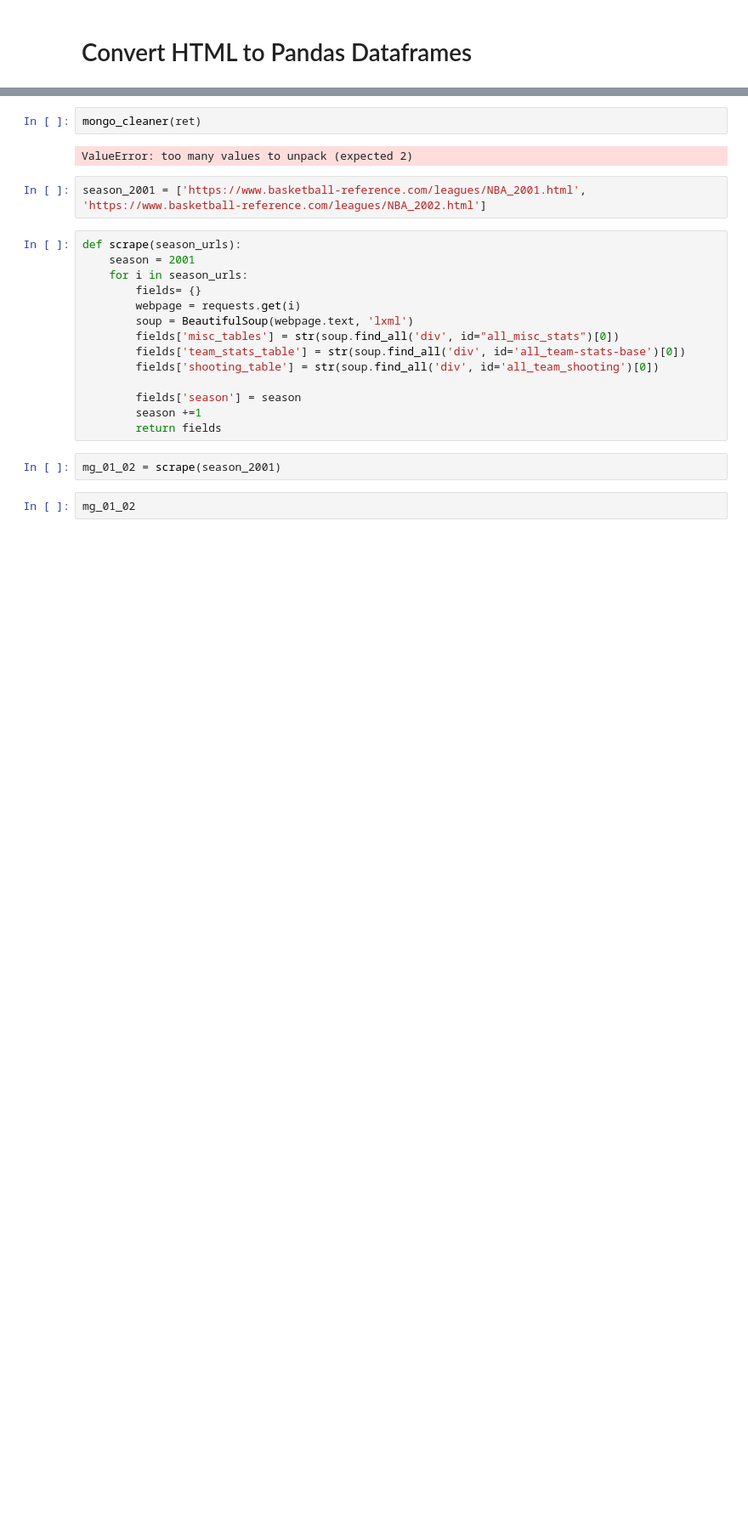
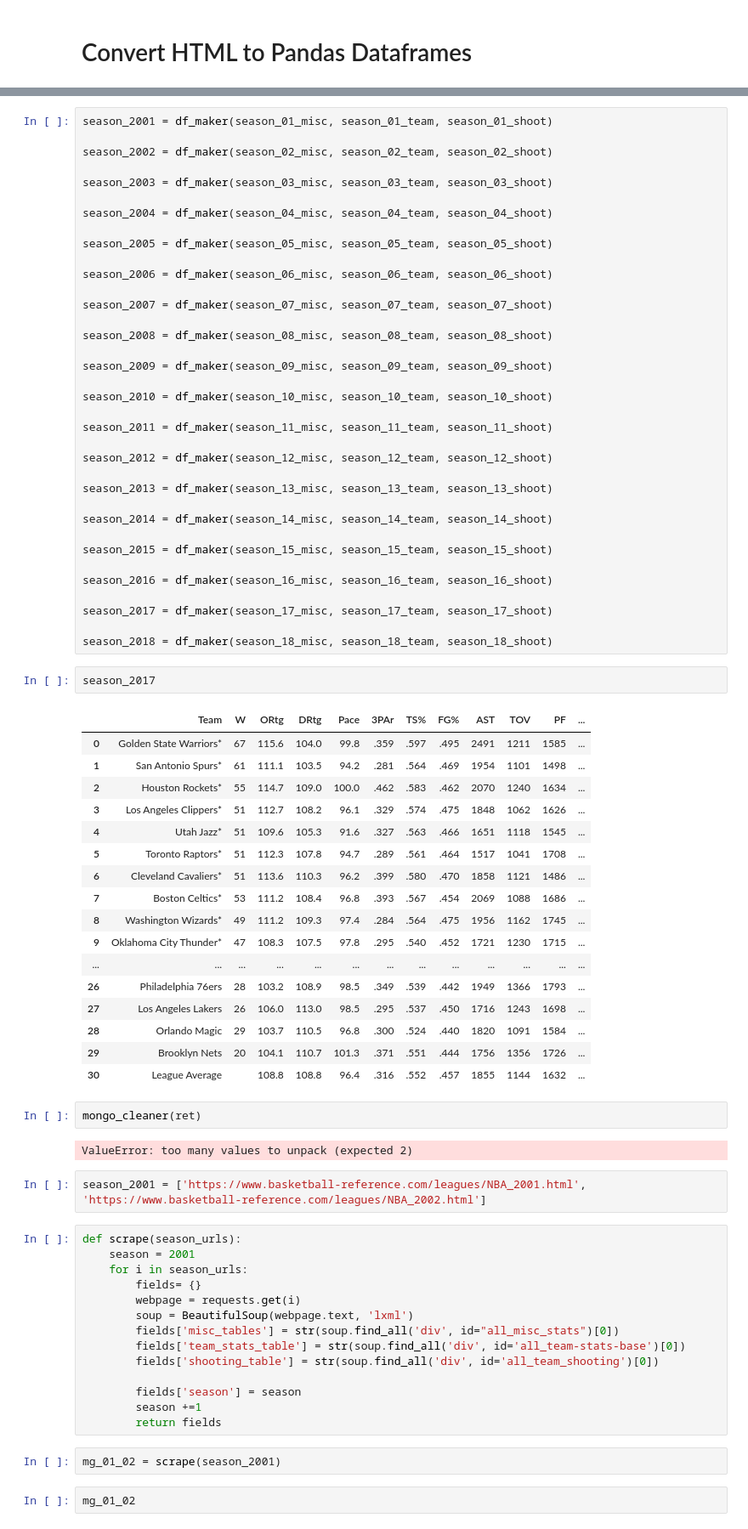
Before and after one commit to johncpolitte/NBA_Data_Analysis, a Jupyter notebook: Pandas_work.ipynb, the cells around one changed output, grey strips where cells are left out. Shown at 85% size. Drawn from its saved outputs; the diff is of its cells as text; blank space fills up the shorter version.

Commit message:
made DF for every season

```diff
--- a/Pandas_work.ipynb
+++ b/Pandas_work.ipynb
@@ -161,3 +241,59 @@ df_season01 = pd.merge(team_misc, df_shoot_01, on='Team', how='outer')
+# %%
+season_2001 = df_maker(season_01_misc, season_01_team, season_01_shoot)
+
+season_2002 = df_maker(season_02_misc, season_02_team, season_02_shoot)
+
+season_2003 = df_maker(season_03_misc, season_03_team, season_03_shoot)
+
+season_2004 = df_maker(season_04_misc, season_04_team, season_04_shoot)
+
+season_2005 = df_maker(season_05_misc, season_05_team, season_05_shoot)
+
+season_2006 = df_maker(season_06_misc, season_06_team, season_06_shoot)
+
+season_2007 = df_maker(season_07_misc, season_07_team, season_07_shoot)
+
+season_2008 = df_maker(season_08_misc, season_08_team, season_08_shoot)
+
+season_2009 = df_maker(season_09_misc, season_09_team, season_09_shoot)
+
+season_2010 = df_maker(season_10_misc, season_10_team, season_10_shoot)
+
+season_2011 = df_maker(season_11_misc, season_11_team, season_11_shoot)
+
+season_2012 = df_maker(season_12_misc, season_12_team, season_12_shoot)
+
+season_2013 = df_maker(season_13_misc, season_13_team, season_13_shoot)
+
+season_2014 = df_maker(season_14_misc, season_14_team, season_14_shoot)
+
+season_2015 = df_maker(season_15_misc, season_15_team, season_15_shoot)
+
+season_2016 = df_maker(season_16_misc, season_16_team, season_16_shoot)
+
+season_2017 = df_maker(season_17_misc, season_17_team, season_17_shoot)
+
+season_2018 = df_maker(season_18_misc, season_18_team, season_18_shoot)
+# %%
+season_2017
+# %% [output]
+|  | Team | W | ORtg | DRtg | Pace | 3PAr | TS% | FG% | AST | TOV | PF | ... |
+| 0 | Golden State Warriors* | 67 | 115.6 | 104.0 | 99.8 | .359 | .597 | .495 | 2491 | 1211 | 1585 | ... |
+| 1 | San Antonio Spurs* | 61 | 111.1 | 103.5 | 94.2 | .281 | .564 | .469 | 1954 | 1101 | 1498 | ... |
+| 2 | Houston Rockets* | 55 | 114.7 | 109.0 | 100.0 | .462 | .583 | .462 | 2070 | 1240 | 1634 | ... |
+| 3 | Los Angeles Clippers* | 51 | 112.7 | 108.2 | 96.1 | .329 | .574 | .475 | 1848 | 1062 | 1626 | ... |
+| 4 | Utah Jazz* | 51 | 109.6 | 105.3 | 91.6 | .327 | .563 | .466 | 1651 | 1118 | 1545 | ... |
+| 5 | Toronto Raptors* | 51 | 112.3 | 107.8 | 94.7 | .289 | .561 | .464 | 1517 | 1041 | 1708 | ... |
+| 6 | Cleveland Cavaliers* | 51 | 113.6 | 110.3 | 96.2 | .399 | .580 | .470 | 1858 | 1121 | 1486 | ... |
+| 7 | Boston Celtics* | 53 | 111.2 | 108.4 | 96.8 | .393 | .567 | .454 | 2069 | 1088 | 1686 | ... |
+| 8 | Washington Wizards* | 49 | 111.2 | 109.3 | 97.4 | .284 | .564 | .475 | 1956 | 1162 | 1745 | ... |
+| 9 | Oklahoma City Thunder* | 47 | 108.3 | 107.5 | 97.8 | .295 | .540 | .452 | 1721 | 1230 | 1715 | ... |
+| ... | ... | ... | ... | ... | ... | ... | ... | ... | ... | ... | ... | ... |
+| 26 | Philadelphia 76ers | 28 | 103.2 | 108.9 | 98.5 | .349 | .539 | .442 | 1949 | 1366 | 1793 | ... |
+| 27 | Los Angeles Lakers | 26 | 106.0 | 113.0 | 98.5 | .295 | .537 | .450 | 1716 | 1243 | 1698 | ... |
+| 28 | Orlando Magic | 29 | 103.7 | 110.5 | 96.8 | .300 | .524 | .440 | 1820 | 1091 | 1584 | ... |
+| 29 | Brooklyn Nets | 20 | 104.1 | 110.7 | 101.3 | .371 | .551 | .444 | 1756 | 1356 | 1726 | ... |
+| 30 | League Average |  | 108.8 | 108.8 | 96.4 | .316 | .552 | .457 | 1855 | 1144 | 1632 | ... |
 # %%
 mongo_cleaner(ret)
 # %% [output]
```
Also changed, not shown: parts of 5 cells of this notebook.
